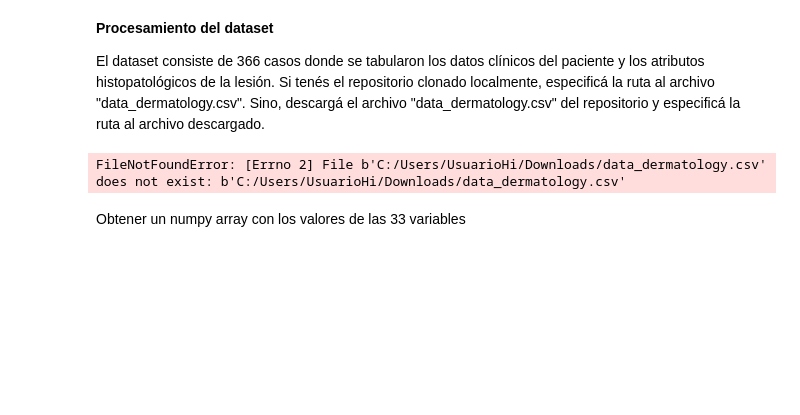
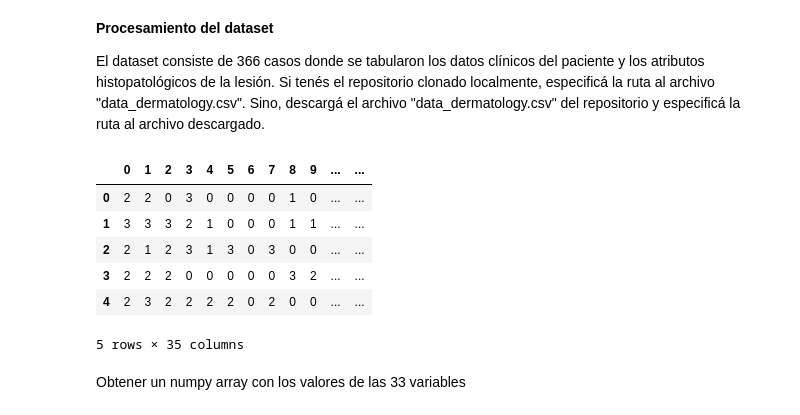
Before and after one commit to 2245-RN-ITBA/Clase-2--Hiperparametros-y-Tecnicas-de-Validacion, a Jupyter notebook: NaiveBayes-BIO-final.ipynb, the cells around one changed output. Saved outputs shown, nothing was run; the diff lists cells and outputs as text; code cells hidden in the pictures; blank space fills up the shorter version.

```diff
--- a/NaiveBayes-BIO-final.ipynb
+++ b/NaiveBayes-BIO-final.ipynb
@@ -61,6 +61,4 @@ csvpath = "C:/Users/Candelaria/Downloads/data_dermatology.csv"
 # %%
 import pandas as pd
 import numpy as np
-dataframe = pd.read_csv(csvpath,index_col=False)
+dataframe = pd.read_csv(csvpath,index_col=False,header=None)
-# %% [output]
-FileNotFoundError: [Errno 2] File b'C:/Users/UsuarioHi/Downloads/data_dermatology.csv' does not exist: b'C:/Users/UsuarioHi/Downloads/data_dermatology.csv'
@@ -69,3 +65,14 @@ dataframe.head()
+# %%
+del dataframe[35]
+dataframe.head()
+# %% [output]
+|  | 0 | 1 | 2 | 3 | 4 | 5 | 6 | 7 | 8 | 9 | ... | ... |
+| 0 | 2 | 2 | 0 | 3 | 0 | 0 | 0 | 0 | 1 | 0 | ... | ... |
+| 1 | 3 | 3 | 3 | 2 | 1 | 0 | 0 | 0 | 1 | 1 | ... | ... |
+| 2 | 2 | 1 | 2 | 3 | 1 | 3 | 0 | 3 | 0 | 0 | ... | ... |
+| 3 | 2 | 2 | 2 | 0 | 0 | 0 | 0 | 0 | 3 | 2 | ... | ... |
+| 4 | 2 | 3 | 2 | 2 | 2 | 2 | 0 | 2 | 0 | 0 | ... | ... |
+5 rows × 35 columns
 # %% [markdown]
 Obtener un numpy array con los valores de las 33 variables
 # %%
```
Also changed, not shown: parts of 14 cells of this notebook.
